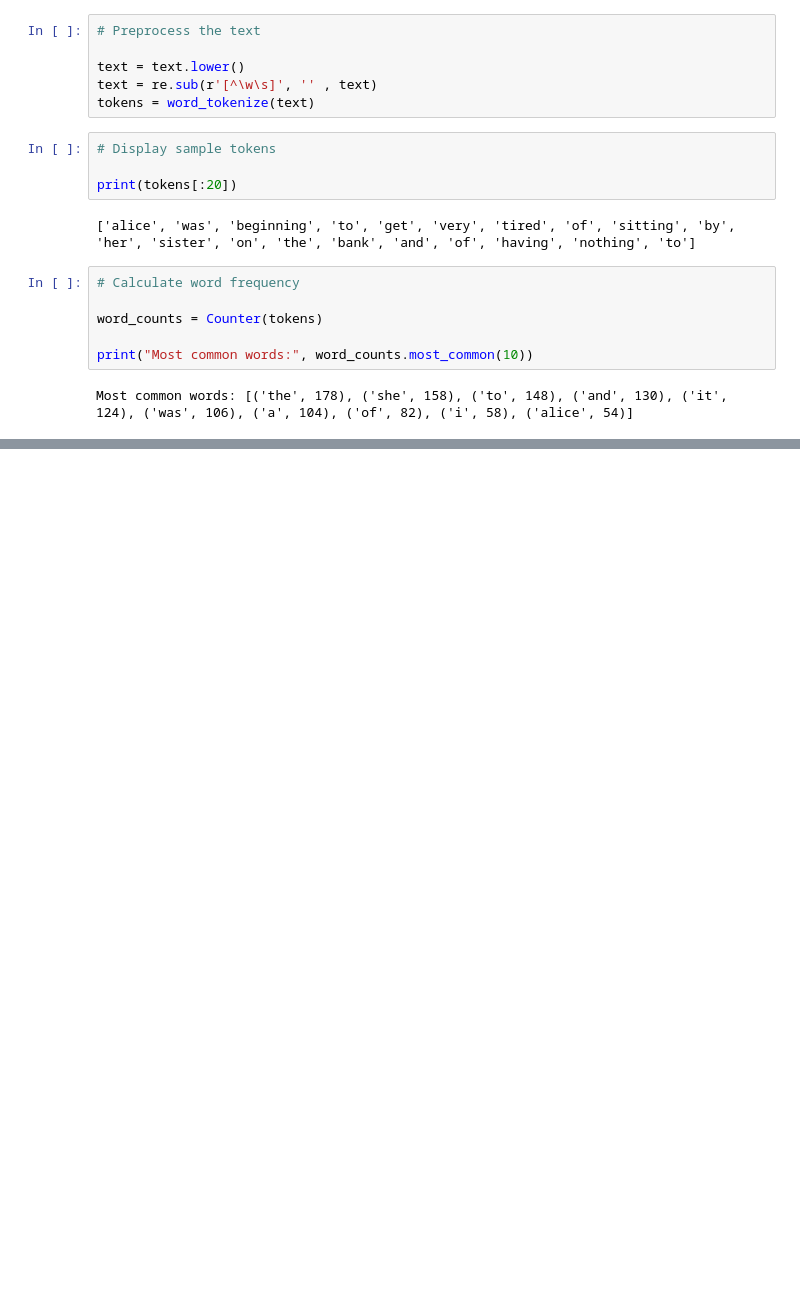
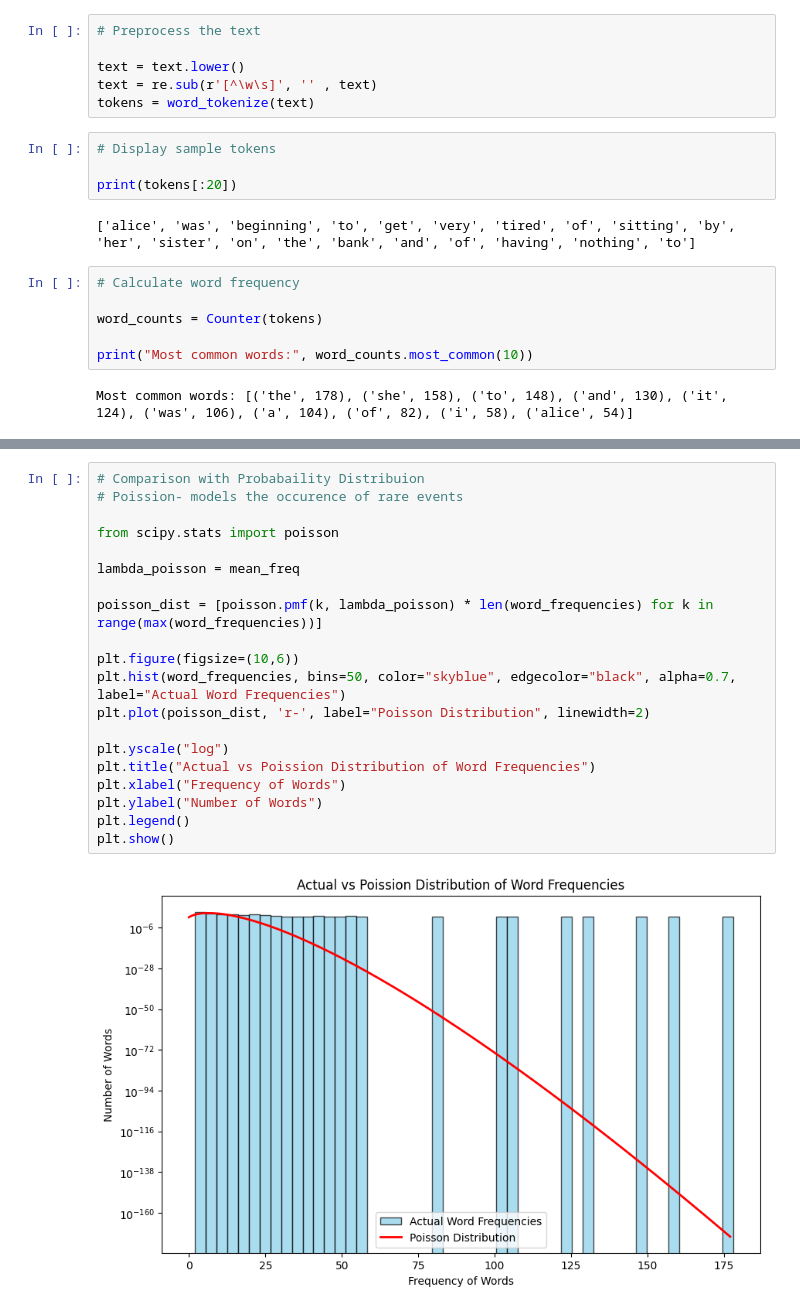
Before and after one commit to JosephJohncross/NLP_exercises, a Jupyter notebook: 4_analyizing_word_frequencies_in_text.ipynb, the cells around one changed output, grey strips where cells are left out. Saved outputs shown, nothing was run; the diff lists cells and outputs as text; blank space fills up the shorter version.

```diff
--- a/4_analyizing_word_frequencies_in_text.ipynb
+++ b/4_analyizing_word_frequencies_in_text.ipynb
@@ -497,0 +516,22 @@ print(f"Standard Deviation: {std_dev_freq}")
+# %%
+# Comparison with Probabaility Distribuion
+# Poission- models the occurence of rare events
+
+from scipy.stats import poisson
+
+lambda_poisson = mean_freq
+
+poisson_dist = [poisson.pmf(k, lambda_poisson) * len(word_frequencies) for k in range(max(word_frequencies))]
+
+plt.figure(figsize=(10,6))
+plt.hist(word_frequencies, bins=50, color="skyblue", edgecolor="black", alpha=0.7, label="Actual Word Frequencies")
+plt.plot(poisson_dist, 'r-', label="Poisson Distribution", linewidth=2)
+
+plt.yscale("log")
+plt.title("Actual vs Poission Distribution of Word Frequencies")
+plt.xlabel("Frequency of Words")
+plt.ylabel("Number of Words")
+plt.legend()
+plt.show()
+# %% [output]
+[figure, added]
```
Also changed, not shown: parts of 2 cells of this notebook, 2 other files.
